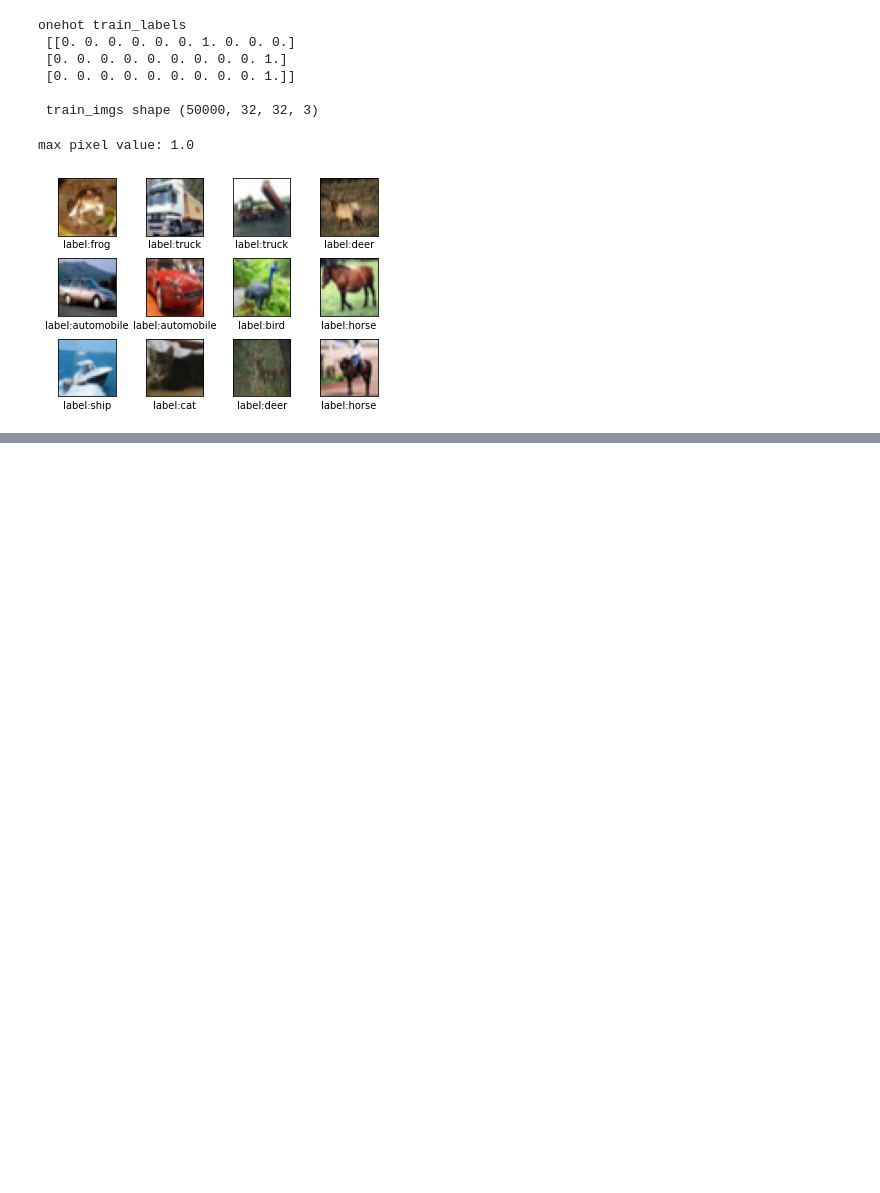
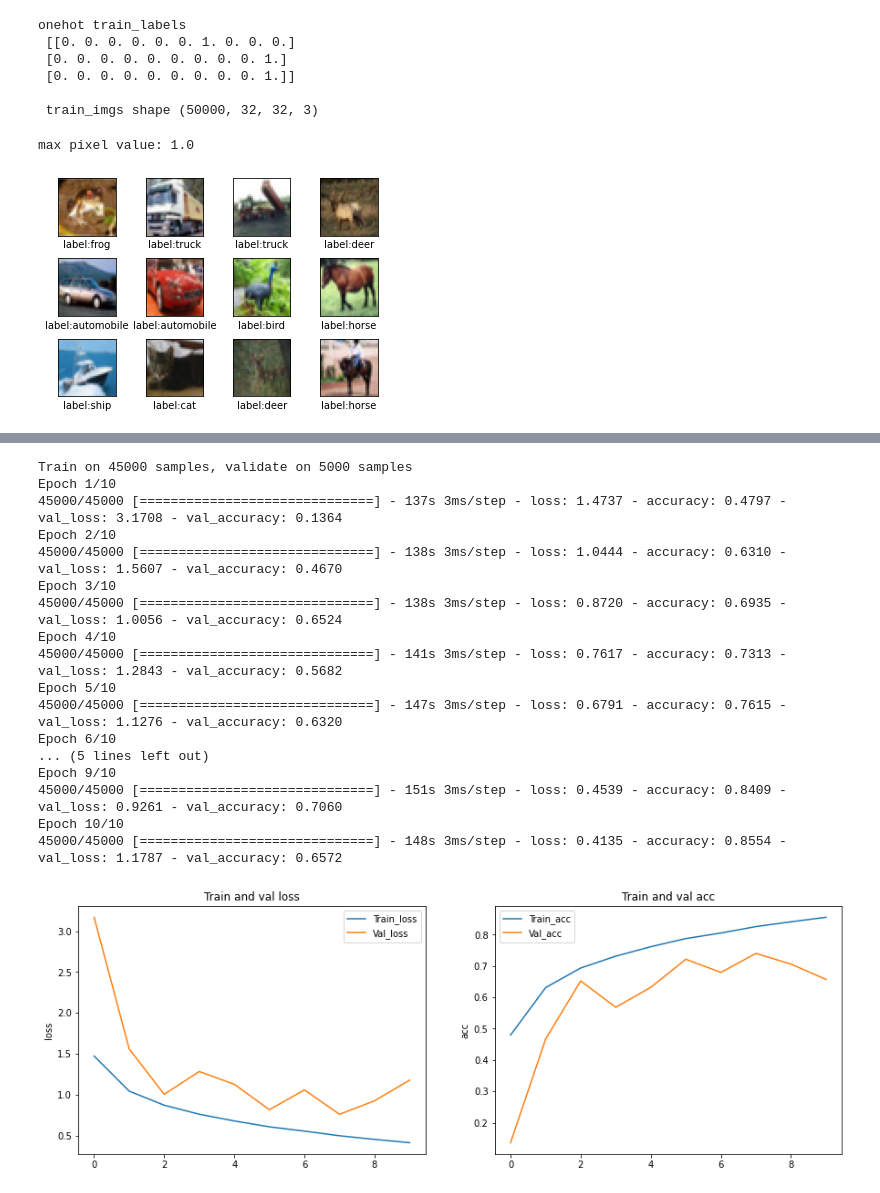
Before and after one commit to tambnm-2189/Starting-_with_keras, a Jupyter notebook: CIFAR 10.ipynb, the cells around one changed output, grey strips where cells are left out. Saved outputs shown, nothing was run; the diff lists cells and outputs as text; code cells hidden in the pictures; blank space fills up the shorter version.

```diff
--- a/CIFAR 10.ipynb
+++ b/CIFAR 10.ipynb
@@ -150,0 +146,24 @@ Epoch 1/1
+# %%
+# the model clearly overfit training data.
+#'i'll use dropout for dense layer to generalize better and reduce batch size to 128
+model1_1 = models.Sequential()
+
+model1_1.add(layers.SeparableConv2D(filters= 32, kernel_size= 5, padding= 'same', input_shape = (32, 32, 3)))
+cfm.add_batch_norm(model1_1)
+
+model1_1.add(layers.SeparableConv2D(filters= 32, kernel_size= 5))
+cfm.add_batch_norm(model1_1)
+model1_1.add(layers.MaxPool2D(strides=2))
+
+model1_1.add(layers.SeparableConv2D(filters = 64, kernel_size = 3))
+cfm.add_batch_norm(model1_1)
+
+model1_1.add(layers.SeparableConv2D(filters = 64, kernel_size = 3, padding= 'same'))
+cfm.add_batch_norm(model1_1)
+model1_1.add(layers.MaxPool2D(strides=2))
+
+model1_1.add(layers.Flatten())
+model1_1.add(layers.Dense(units= 128))
+cfm.add_batch_norm(model1_1)
+model1_1.add(layers.Dropout(0.4))
+model1_1.add(layers.Dense(units= 10, activation= 'softmax'))
@@ -150,0 +172,27 @@ Epoch 1/1
+# %%
+cfm.compile_model(model= model1_1, lr= 0.001)
+his = model1_1.fit(x = train_imgs, y = train_labs, validation_split = 0.1,
+                 batch_size= 256, epochs= 10, verbose = 1)
+
+#plot loss and accuracy
+pp.train_val_result(_history= his)
+# why is the loss and accuracy of validation set wiggling?
+# %% [output]
+Train on 45000 samples, validate on 5000 samples
+Epoch 1/10
+45000/45000 [==============================] - 137s 3ms/step - loss: 1.4737 - accuracy: 0.4797 - val_loss: 3.1708 - val_accuracy: 0.1364
+Epoch 2/10
+45000/45000 [==============================] - 138s 3ms/step - loss: 1.0444 - accuracy: 0.6310 - val_loss: 1.5607 - val_accuracy: 0.4670
+Epoch 3/10
+45000/45000 [==============================] - 138s 3ms/step - loss: 0.8720 - accuracy: 0.6935 - val_loss: 1.0056 - val_accuracy: 0.6524
+Epoch 4/10
+45000/45000 [==============================] - 141s 3ms/step - loss: 0.7617 - accuracy: 0.7313 - val_loss: 1.2843 - val_accuracy: 0.5682
+Epoch 5/10
+45000/45000 [==============================] - 147s 3ms/step - loss: 0.6791 - accuracy: 0.7615 - val_loss: 1.1276 - val_accuracy: 0.6320
+Epoch 6/10
+... (5 lines left out)
+Epoch 9/10
+45000/45000 [==============================] - 151s 3ms/step - loss: 0.4539 - accuracy: 0.8409 - val_loss: 0.9261 - val_accuracy: 0.7060
+Epoch 10/10
+45000/45000 [==============================] - 148s 3ms/step - loss: 0.4135 - accuracy: 0.8554 - val_loss: 1.1787 - val_accuracy: 0.6572
+[figure, added]
```
Also changed, not shown: parts of 25 cells of this notebook.
